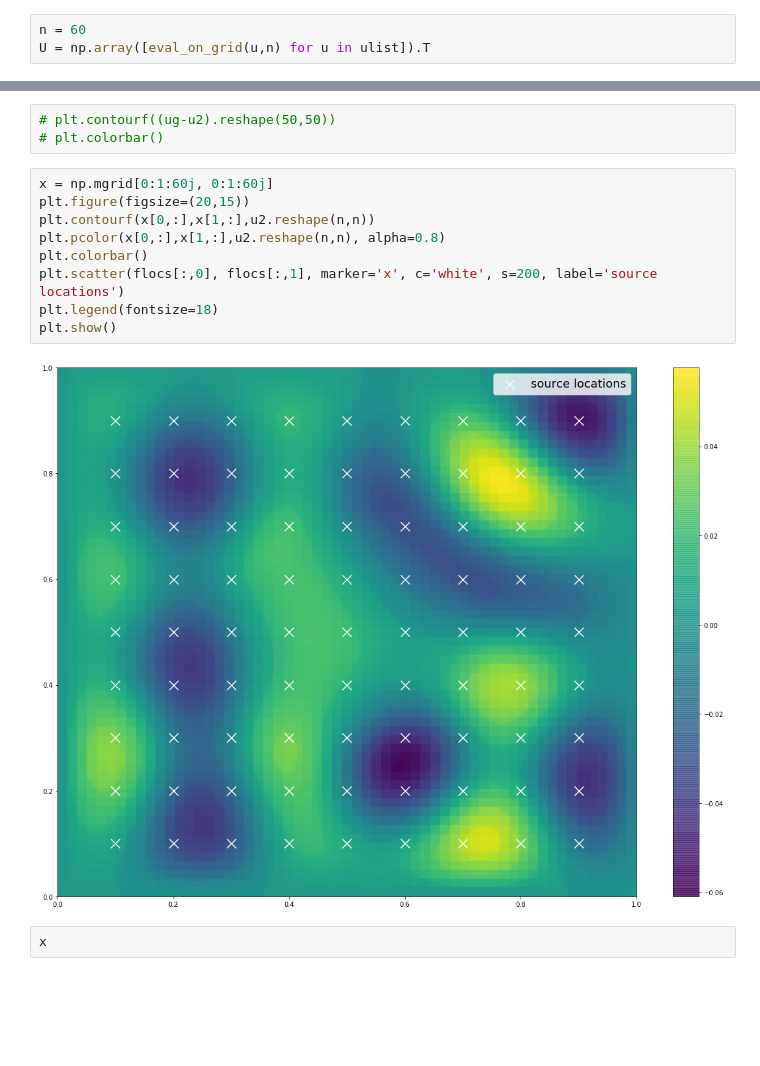
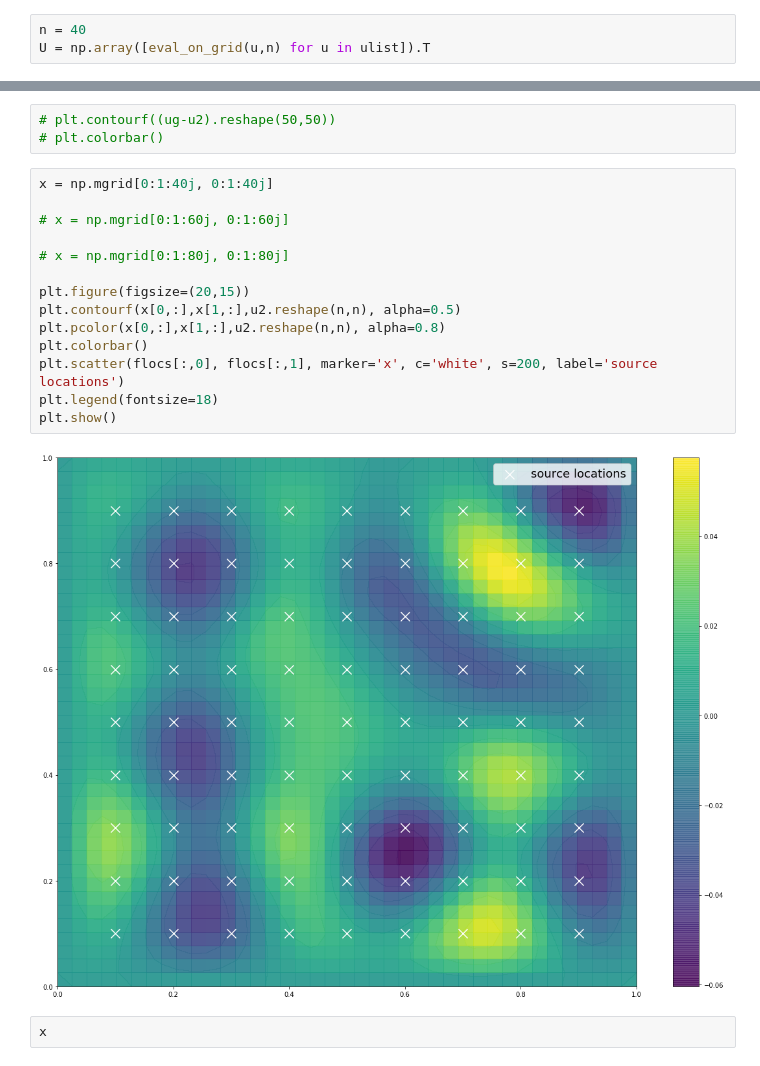
Before and after one commit to mpilosov/labs, a Jupyter notebook: Labs/HelmLinear.ipynb, the cells around one changed output, grey strips where cells are left out. Drawn from its saved outputs; the diff is of its cells as text; blank space fills up the shorter version.

```diff
--- a/Labs/HelmLinear.ipynb
+++ b/Labs/HelmLinear.ipynb
@@ -81,7 +81,7 @@ weights = np.random.normal(0,1,len(flocs))
 # %%
 ulist = [solve_system(generate_f([floc], [1])) for floc in flocs]
 # %%
-n = 60
+n = 40
 U = np.array([eval_on_grid(u,n) for u in ulist]).T
 # %%
 u2 = U @ np.array(weights)
@@ -91,16 +91,21 @@ Note that the error is close to machine-$\epsilon$
 # plt.contourf((ug-u2).reshape(50,50))
 # plt.colorbar()
 # %%
-x = np.mgrid[0:1:60j, 0:1:60j]
+x = np.mgrid[0:1:40j, 0:1:40j]
+
+# x = np.mgrid[0:1:60j, 0:1:60j]
+
+# x = np.mgrid[0:1:80j, 0:1:80j]
+
 plt.figure(figsize=(20,15))
-plt.contourf(x[0,:],x[1,:],u2.reshape(n,n))
+plt.contourf(x[0,:],x[1,:],u2.reshape(n,n), alpha=0.5)
 plt.pcolor(x[0,:],x[1,:],u2.reshape(n,n), alpha=0.8)
 plt.colorbar()
 plt.scatter(flocs[:,0], flocs[:,1], marker='x', c='white', s=200, label='source locations')
 plt.legend(fontsize=18)
 plt.show()
 # %% [output]
-[figure, old version]
+[figure, new version]
 # %%
 x
 # %% [output]
```
Also changed, not shown: 1 other file.
